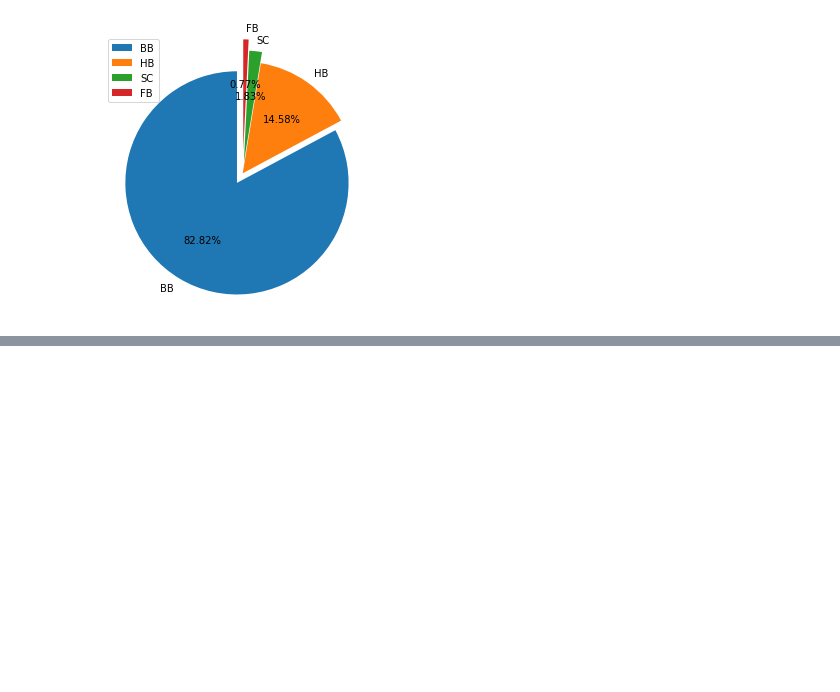
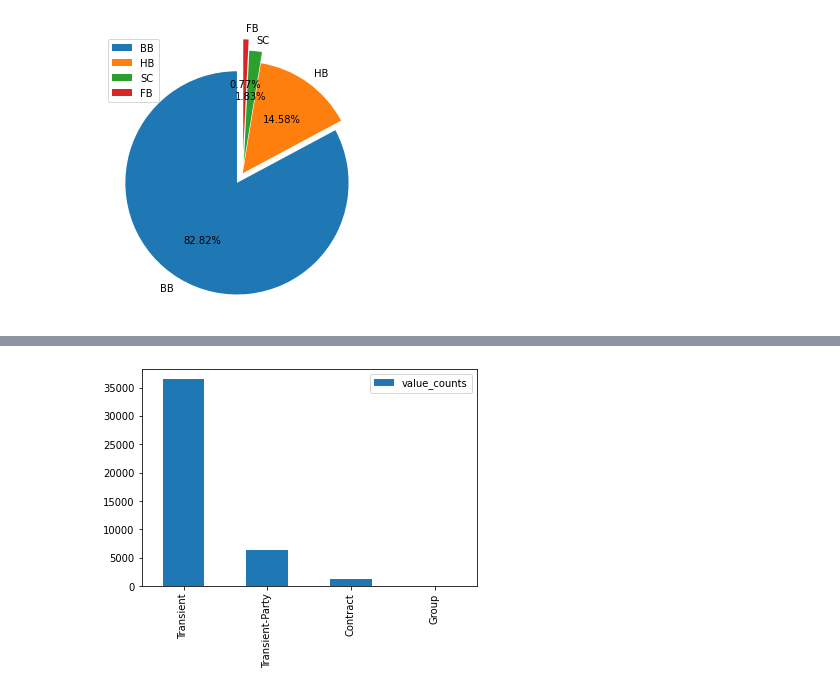
Before and after one commit to surbhikumari8431/Hotel-Booking, a Jupyter notebook: Copy_of_Hotel_Booking_Analysis_Capstone_Project.ipynb, the cells around one changed output, grey strips where cells are left out. Cells and saved outputs as stored; diff of their text form; code cells hidden in the pictures; blank space fills up the shorter version.

```diff
--- a/Copy_of_Hotel_Booking_Analysis_Capstone_Project.ipynb
+++ b/Copy_of_Hotel_Booking_Analysis_Capstone_Project.ipynb
@@ -404,0 +473,4 @@ plt.show();
+# %%
+df["customer_type"][df["is_canceled"] == "Yes"].agg(["value_counts"]).plot(kind = "bar");
+# %% [output]
+[figure, added]
```
Also changed, not shown: parts of 27 cells of this notebook.
